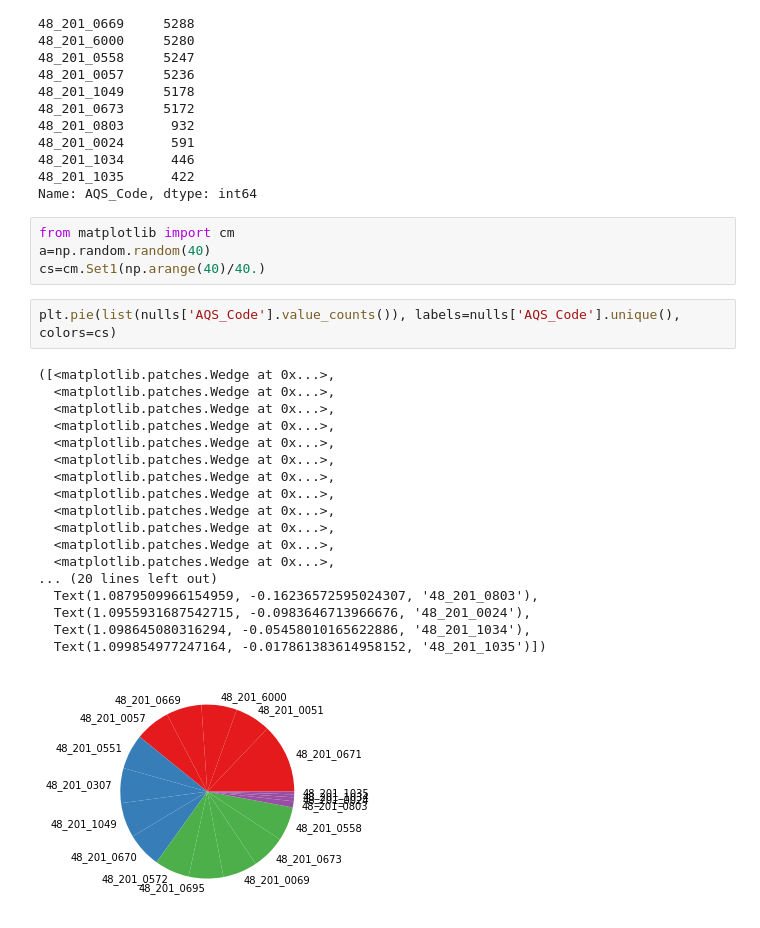
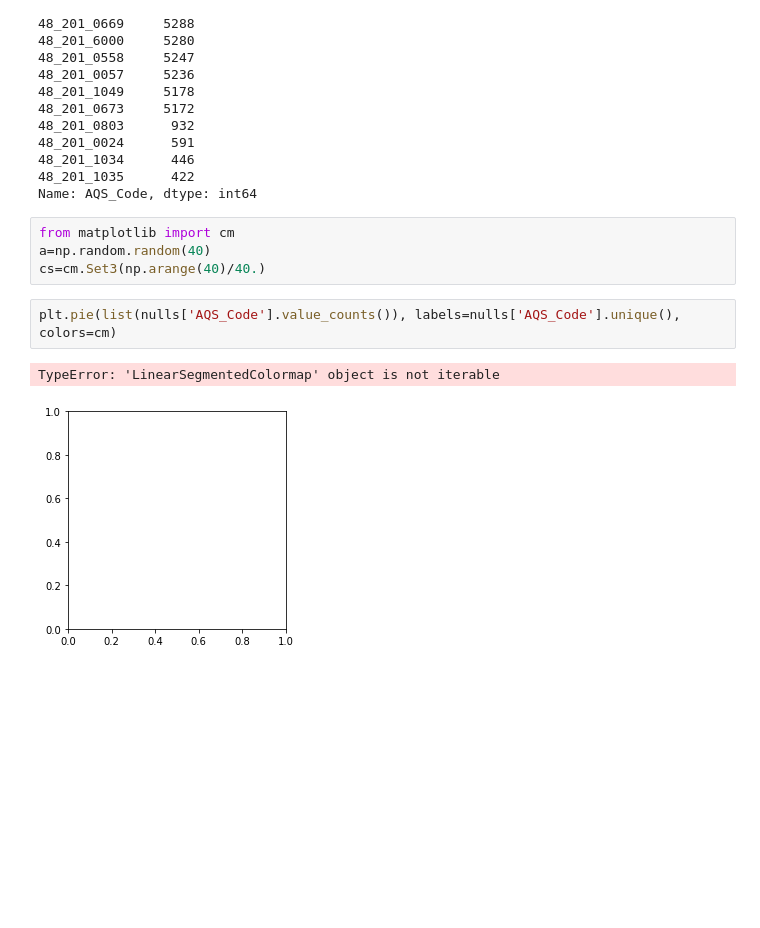
Before and after one commit to cidetraq/Air-Pollution, a Jupyter notebook: notebooks/exploration/plot-nulls.ipynb, the cells around one changed output. Saved outputs shown, nothing was run; the diff lists cells and outputs as text; blank space fills up the shorter version.

```diff
--- a/notebooks/exploration/plot-nulls.ipynb
+++ b/notebooks/exploration/plot-nulls.ipynb
@@ -54,25 +54,9 @@ Name: AQS_Code, dtype: int64
 # %%
 from matplotlib import cm
 a=np.random.random(40)
-cs=cm.Set1(np.arange(40)/40.)
+cs=cm.Set3(np.arange(40)/40.)
 # %%
-plt.pie(list(nulls['AQS_Code'].value_counts()), labels=nulls['AQS_Code'].unique(), colors=cs)
+plt.pie(list(nulls['AQS_Code'].value_counts()), labels=nulls['AQS_Code'].unique(), colors=cm)
 # %% [output]
-([<matplotlib.patches.Wedge at 0x...>,
-  <matplotlib.patches.Wedge at 0x...>,
-  <matplotlib.patches.Wedge at 0x...>,
-  <matplotlib.patches.Wedge at 0x...>,
-  <matplotlib.patches.Wedge at 0x...>,
-  <matplotlib.patches.Wedge at 0x...>,
-  <matplotlib.patches.Wedge at 0x...>,
-  <matplotlib.patches.Wedge at 0x...>,
-  <matplotlib.patches.Wedge at 0x...>,
-  <matplotlib.patches.Wedge at 0x...>,
-  <matplotlib.patches.Wedge at 0x...>,
-  <matplotlib.patches.Wedge at 0x...>,
-... (20 lines left out)
-  Text(1.0879509966154959, -0.16236572595024307, '48_201_0803'),
-  Text(1.0955931687542715, -0.0983646713966676, '48_201_0024'),
-  Text(1.098645080316294, -0.05458010165622886, '48_201_1034'),
-  Text(1.099854977247164, -0.017861383614958152, '48_201_1035')])
+TypeError: 'LinearSegmentedColormap' object is not iterable
-[figure, old version]
+[figure, new version]
```
Also changed, not shown: 7 other files.
